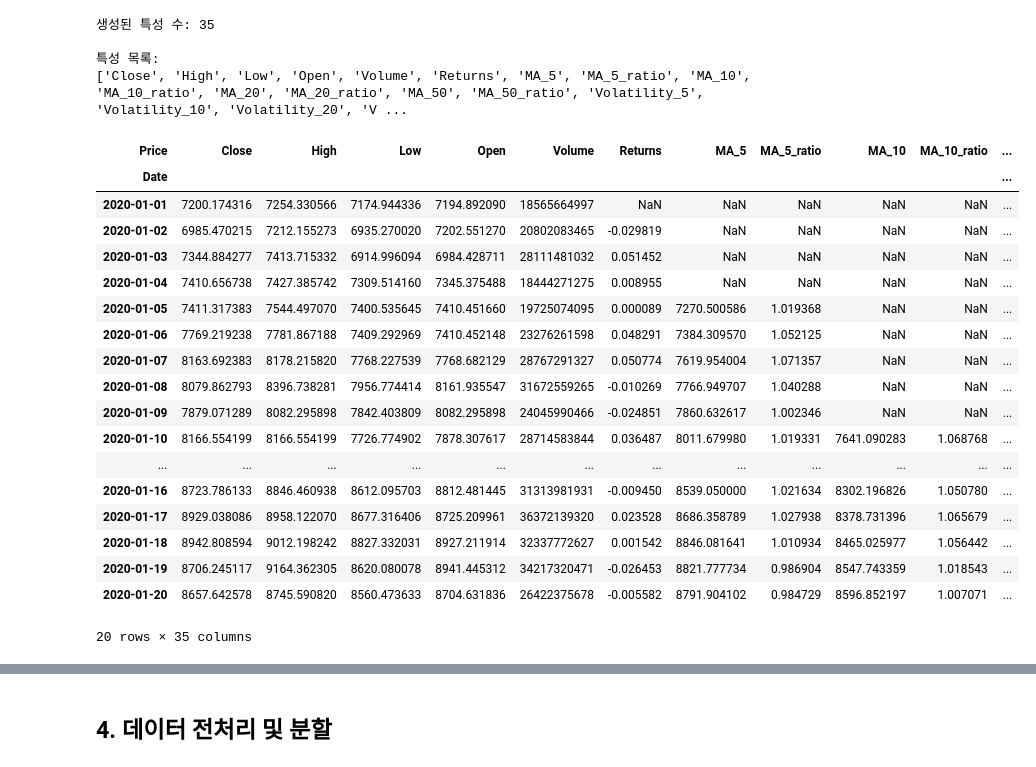
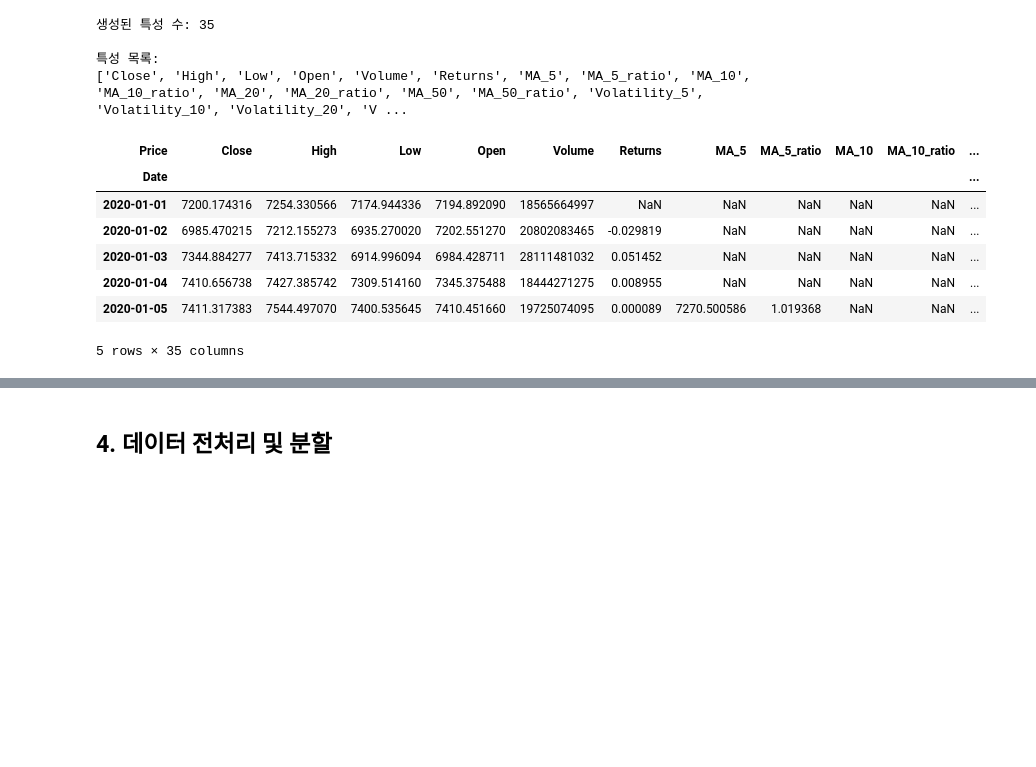
Before and after one commit to camargokr/TimeSeriesForecastingTest, a Jupyter notebook: lab_notebook.ipynb, the cells around one changed output, grey strips where cells are left out. Drawn from its saved outputs; the diff is of its cells as text; code cells hidden in the pictures; blank space fills up the shorter version.

```diff
--- a/lab_notebook.ipynb
+++ b/lab_notebook.ipynb
@@ -254,27 +259,16 @@ print(btc_features.columns.tolist())
 ['Close', 'High', 'Low', 'Open', 'Volume', 'Returns', 'MA_5', 'MA_5_ratio', 'MA_10', 'MA_10_ratio', 'MA_20', 'MA_20_ratio', 'MA_50', 'MA_50_ratio', 'Volatility_5', 'Volatility_10', 'Volatility_20', 'V ...
 # %%
 # 생성된 특성 확인
-btc_features.head(20)
+btc_features.head(5)
 # %% [output]
 | Price | Close | High | Low | Open | Volume | Returns | MA_5 | MA_5_ratio | MA_10 | MA_10_ratio | ... |
 | Date |  |  |  |  |  |  |  |  |  |  | ... |
 | 2020-01-01 | 7200.174316 | 7254.330566 | 7174.944336 | 7194.892090 | 18565664997 | NaN | NaN | NaN | NaN | NaN | ... |
 | 2020-01-02 | 6985.470215 | 7212.155273 | 6935.270020 | 7202.551270 | 20802083465 | -0.029819 | NaN | NaN | NaN | NaN | ... |
 | 2020-01-03 | 7344.884277 | 7413.715332 | 6914.996094 | 6984.428711 | 28111481032 | 0.051452 | NaN | NaN | NaN | NaN | ... |
 | 2020-01-04 | 7410.656738 | 7427.385742 | 7309.514160 | 7345.375488 | 18444271275 | 0.008955 | NaN | NaN | NaN | NaN | ... |
 | 2020-01-05 | 7411.317383 | 7544.497070 | 7400.535645 | 7410.451660 | 19725074095 | 0.000089 | 7270.500586 | 1.019368 | NaN | NaN | ... |
-| 2020-01-06 | 7769.219238 | 7781.867188 | 7409.292969 | 7410.452148 | 23276261598 | 0.048291 | 7384.309570 | 1.052125 | NaN | NaN | ... |
-| 2020-01-07 | 8163.692383 | 8178.215820 | 7768.227539 | 7768.682129 | 28767291327 | 0.050774 | 7619.954004 | 1.071357 | NaN | NaN | ... |
-| 2020-01-08 | 8079.862793 | 8396.738281 | 7956.774414 | 8161.935547 | 31672559265 | -0.010269 | 7766.949707 | 1.040288 | NaN | NaN | ... |
-| 2020-01-09 | 7879.071289 | 8082.295898 | 7842.403809 | 8082.295898 | 24045990466 | -0.024851 | 7860.632617 | 1.002346 | NaN | NaN | ... |
-| 2020-01-10 | 8166.554199 | 8166.554199 | 7726.774902 | 7878.307617 | 28714583844 | 0.036487 | 8011.679980 | 1.019331 | 7641.090283 | 1.068768 | ... |
-| ... | ... | ... | ... | ... | ... | ... | ... | ... | ... | ... | ... |
-| 2020-01-16 | 8723.786133 | 8846.460938 | 8612.095703 | 8812.481445 | 31313981931 | -0.009450 | 8539.050000 | 1.021634 | 8302.196826 | 1.050780 | ... |
-| 2020-01-17 | 8929.038086 | 8958.122070 | 8677.316406 | 8725.209961 | 36372139320 | 0.023528 | 8686.358789 | 1.027938 | 8378.731396 | 1.065679 | ... |
-| 2020-01-18 | 8942.808594 | 9012.198242 | 8827.332031 | 8927.211914 | 32337772627 | 0.001542 | 8846.081641 | 1.010934 | 8465.025977 | 1.056442 | ... |
-| 2020-01-19 | 8706.245117 | 9164.362305 | 8620.080078 | 8941.445312 | 34217320471 | -0.026453 | 8821.777734 | 0.986904 | 8547.743359 | 1.018543 | ... |
-| 2020-01-20 | 8657.642578 | 8745.590820 | 8560.473633 | 8704.631836 | 26422375678 | -0.005582 | 8791.904102 | 0.984729 | 8596.852197 | 1.007071 | ... |
-20 rows × 35 columns
+5 rows × 35 columns
 # %%
 # 타겟 변수 분포 확인
 target_counts = btc_features['Target'].value_counts()
```
Also changed, not shown: parts of 18 cells of this notebook.
